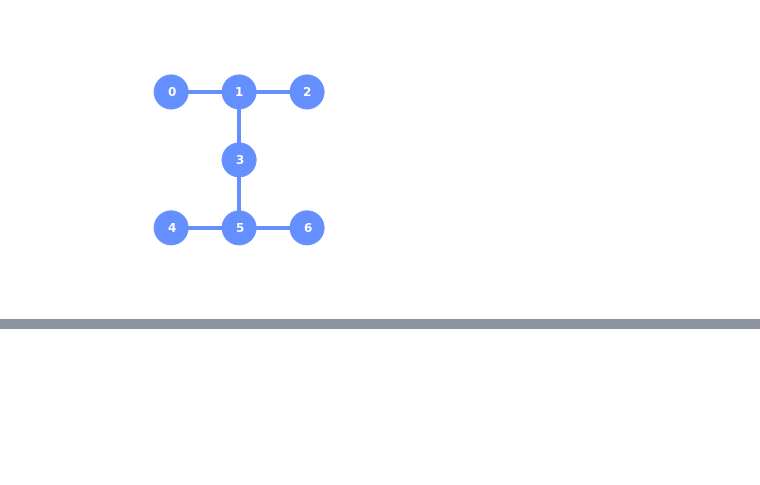
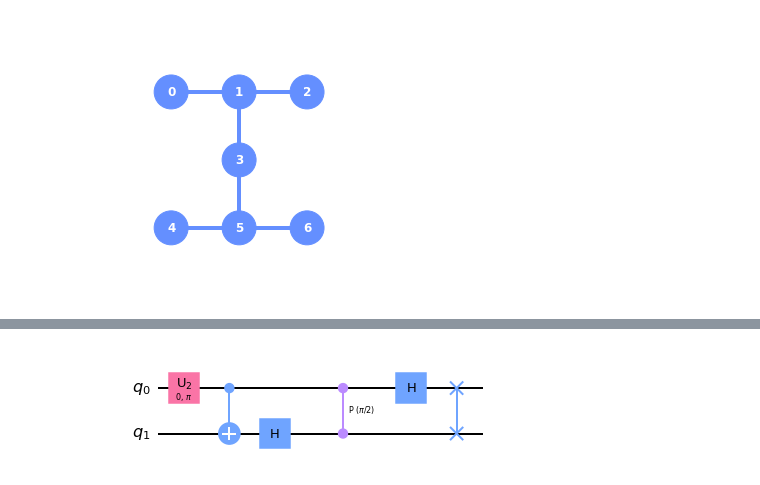
Before and after one commit to zpparks314/CSC591_Pulse_Project, a Jupyter notebook: Untitled.ipynb, the cells around one changed output, grey strips where cells are left out. Cells and saved outputs as stored; diff of their text form; code cells hidden in the pictures; blank space fills up the shorter version.

```diff
--- a/Untitled.ipynb
+++ b/Untitled.ipynb
@@ -72,0 +85,5 @@ GaussianSquare(duration=368, amp=(-0.006348900035915706-0.7583182960158514j), si
+# %%
+qft_decompose = qft_circ.decompose()
+qft_decompose.draw('mpl')
+# %% [output]
+[figure, added]
```
Also changed, not shown: parts of 16 cells of this notebook, 41 other files.
